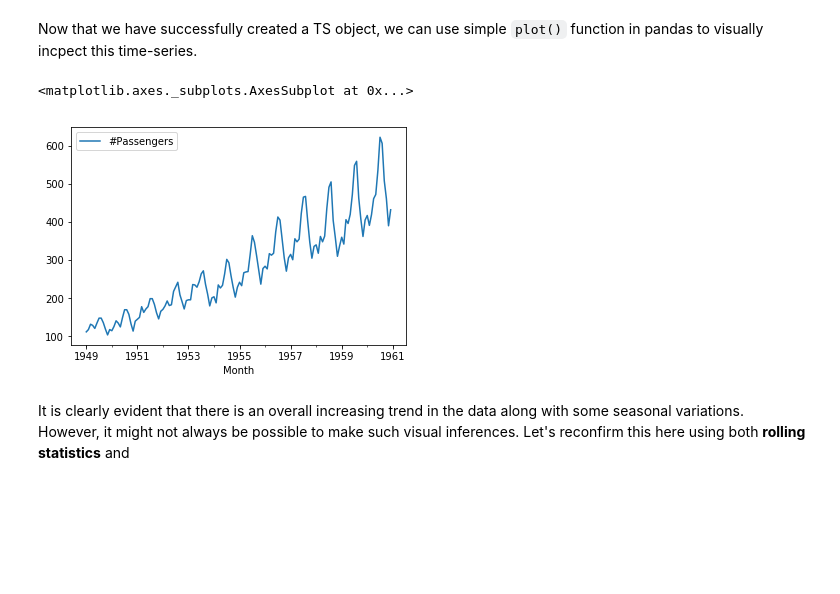
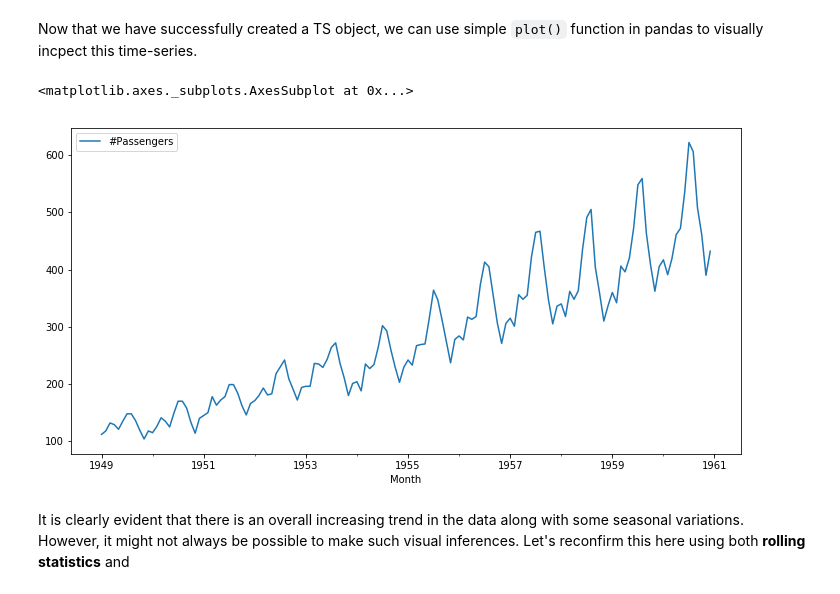
Before and after one commit to mubarakb/dsc-3-25-06-testing-for-trends-lab-nyc-career-ds-102218, a Jupyter notebook: index.ipynb, the cells around one changed output. Cells and saved outputs as stored; diff of their text form; code cells hidden in the pictures; blank space fills up the shorter version.

```diff
--- a/index.ipynb
+++ b/index.ipynb
@@ -98,10 +98,10 @@ DatetimeIndex(['1949-01-01', '1949-02-01', '1949-03-01', '1949-04-01',
 Now that we have successfully created a TS object, we can use simple `plot()` function in pandas to visually incpect this time-series.
 # %%
 # Plot the time series data
-df.plot(figsize=12)
+df.plot(figsize=(12,6))
 # %% [output]
 <matplotlib.axes._subplots.AxesSubplot at 0x...>
-[figure, old version]
+[figure, new version]
 # %% [markdown]
 It is clearly evident that there is an overall increasing trend in the data along with some seasonal variations. However, it might not always be possible to make such visual inferences. Let's reconfirm this here using both **rolling statistics** and
 # %% [markdown]
```
